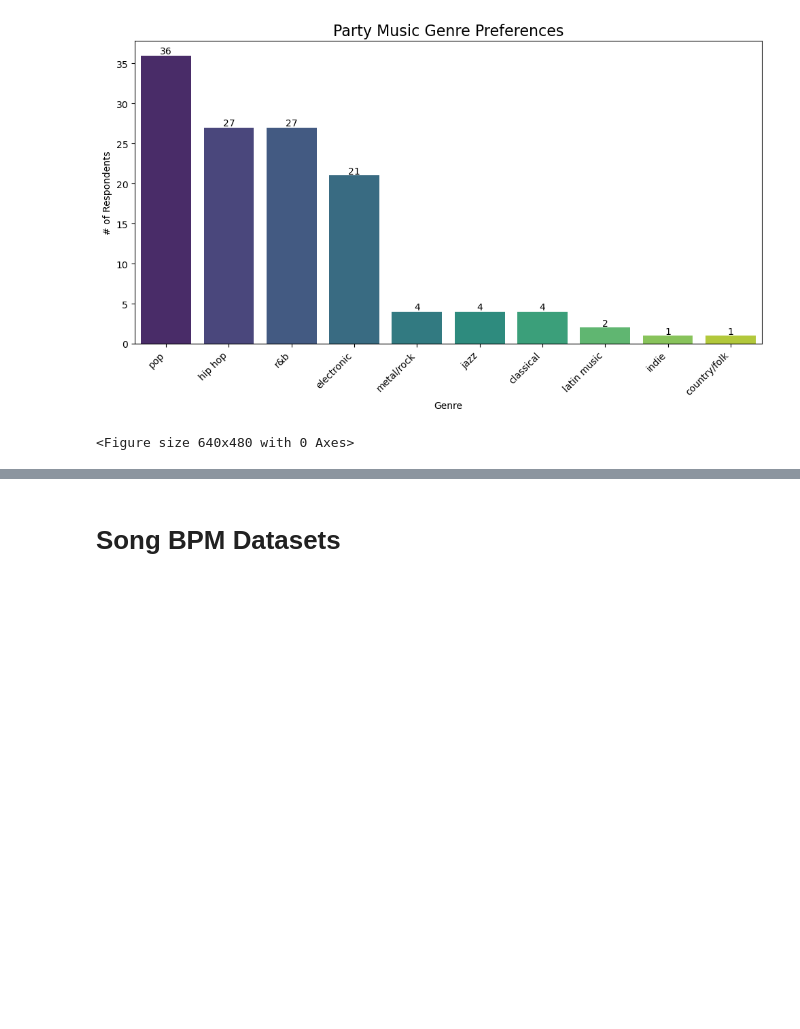
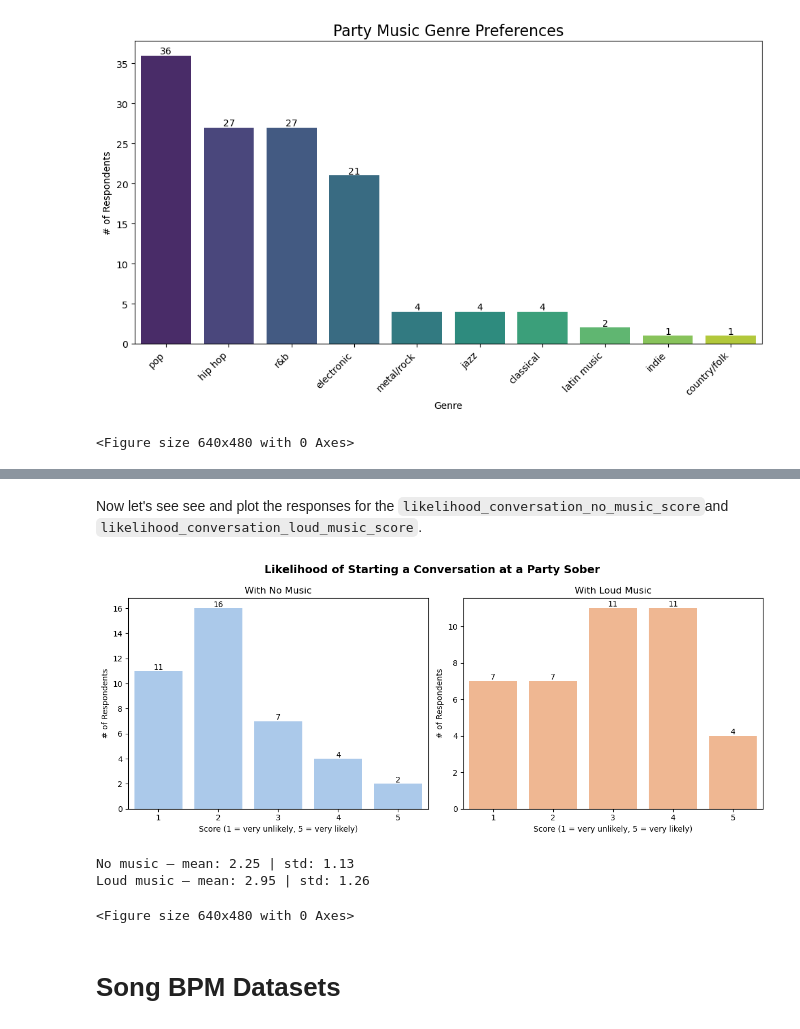
Before and after one commit to aranzahv4/music-motivation-survey-repo, a Jupyter notebook: notebooks/02_Music_Data.ipynb, the cells around one changed output, grey strips where cells are left out. Saved outputs shown, nothing was run; the diff lists cells and outputs as text; code cells hidden in the pictures; blank space fills up the shorter version.

Commit message:
loud vs no music

```diff
--- a/notebooks/02_Music_Data.ipynb
+++ b/notebooks/02_Music_Data.ipynb
@@ -426,0 +430,4 @@ party_genre_exploded_df.to_csv('../data/interim/party_genre_exploded_df.csv', in
+# %%
+clean_genre_set = pd.read_csv('../data/interim/party_genre_exploded_df.csv')
+
+clean_genre_set.head()
@@ -427,3 +442,52 @@ party_genre_exploded_df.to_csv('../data/interim/party_genre_exploded_df.csv', in
+# %% [markdown]
+Now let's see see and plot the responses for the `likelihood_conversation_no_music_score`and `likelihood_conversation_loud_music_score`.
+# %%
+# deduplicate to one row per participant before counting scores
+clean_genre_deduped = clean_genre_set.drop_duplicates(subset='participant_id')
+
+# get value counts for both columns
+no_music_counts = clean_genre_deduped['likelihood_conversation_no_music_score'].value_counts().sort_index()
+loud_music_counts = clean_genre_deduped['likelihood_conversation_loud_music_score'].value_counts().sort_index()
+
+# make sure all scores 1-5 are represented even if count is 0
+all_scores = pd.Series(0, index=range(1, 6))
+no_music_counts = all_scores.add(no_music_counts, fill_value=0).astype(int)
+loud_music_counts = all_scores.add(loud_music_counts, fill_value=0).astype(int)
+
+fig, axes = plt.subplots(1, 2, figsize=(12, 5))
+fig.suptitle('Likelihood of Starting a Conversation at a Party Sober', fontsize=14, fontweight='bold')
+
+# no music
+sns.barplot(x=no_music_counts.index, y=no_music_counts.values, ax=axes[0], color=sns.color_palette('pastel')[0])
+axes[0].set_title('With No Music')
+axes[0].set_xlabel('Score (1 = very unlikely, 5 = very likely)')
+axes[0].set_ylabel('# of Respondents')
+for i, v in enumerate(no_music_counts.values):
+    axes[0].text(i, v + 0.1, str(v), ha='center')
+
+# loud music
+sns.barplot(x=loud_music_counts.index, y=loud_music_counts.values, ax=axes[1], color=sns.color_palette('pastel')[1])
+axes[1].set_title('With Loud Music')
+axes[1].set_xlabel('Score (1 = very unlikely, 5 = very likely)')
+axes[1].set_ylabel('# of Respondents')
+for i, v in enumerate(loud_music_counts.values):
+    axes[1].text(i, v + 0.1, str(v), ha='center')
+
+plt.tight_layout()
+plt.savefig('../figures/conversation_likelihood.png', dpi=150, bbox_inches='tight')
+plt.show()
+plt.savefig('../figures/loud_vs_no_music_conversation_likelihood.png', dpi=150, bbox_inches='tight')
+
+# print summary stats for both
+print("No music — mean:", round(clean_genre_deduped['likelihood_conversation_no_music_score'].mean(), 2),
+      "| std:", round(clean_genre_deduped['likelihood_conversation_no_music_score'].std(), 2))
+print("Loud music — mean:", round(clean_genre_deduped['likelihood_conversation_loud_music_score'].mean(), 2),
+      "| std:", round(clean_genre_deduped['likelihood_conversation_loud_music_score'].std(), 2))
+# %% [output]
+[figure, added]
+No music — mean: 2.25 | std: 1.13
+Loud music — mean: 2.95 | std: 1.26
+<Figure size 640x480 with 0 Axes>
 # %% [markdown]
 # Song BPM Datasets
 # %% [markdown]
```
Also changed, not shown: parts of 3 cells of this notebook, 2 other files.
